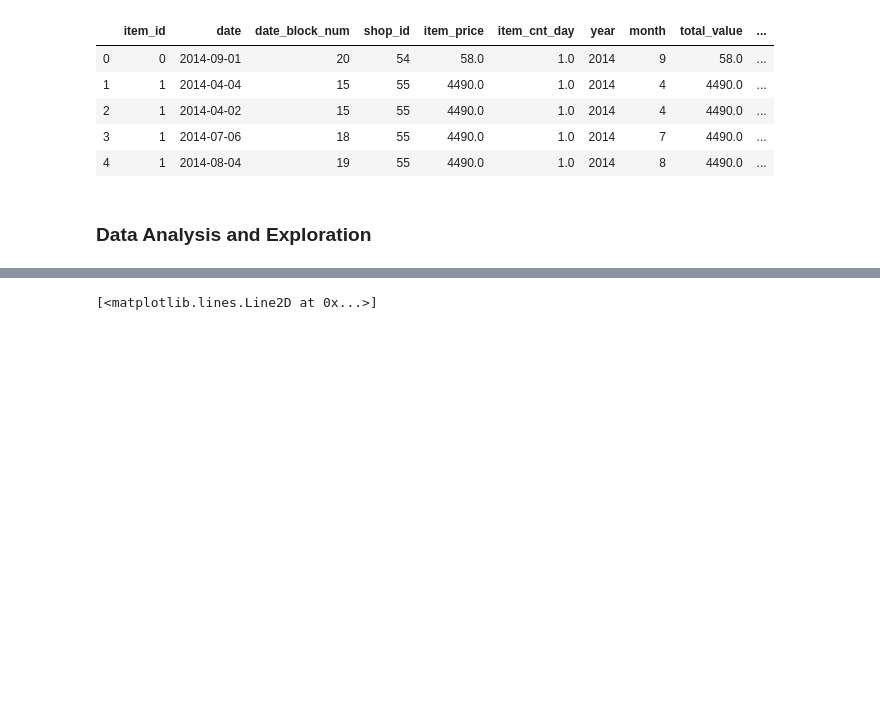
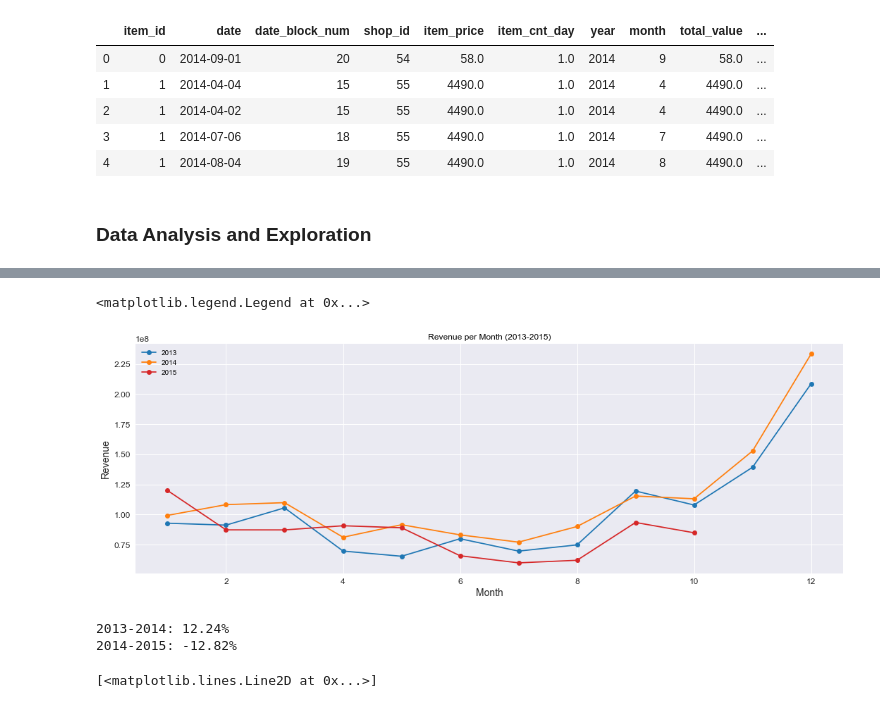
Before and after one commit to leandrocamara/future-sales-forecast, a Jupyter notebook: future-sales-forecast.ipynb, the cells around one changed output, grey strips where cells are left out. Drawn from its saved outputs; the diff is of its cells as text; code cells hidden in the pictures; blank space fills up the shorter version.

```diff
--- a/future-sales-forecast.ipynb
+++ b/future-sales-forecast.ipynb
@@ -118,3 +133,22 @@ for ax in axs.flat:
+# %%
+# Gráfico - Receita por Mês (2013-2015)
+fig, axs = plt.subplots(figsize=(18, 6))
+axs.set_xlabel('Month')
+axs.set_ylabel('Revenue')
+axs.set_title('Revenue per Month (2013-2015)')
+axs.plot(monthly_total_2013['total_value'], '-ok', color='tab:blue', label='2013')
+axs.plot(monthly_total_2014['total_value'], '-ok', color='tab:orange', label='2014')
+axs.plot(monthly_total_2015['total_value'], '-ok', color='tab:red', label='2015')
+plt.legend()
+# %% [output]
+<matplotlib.legend.Legend at 0x...>
+[figure, added]
+# %%
+# Retorna a diferença média da receita entre os anos, em porcentagens.
+diff_mean_percent_years('total_value')
+# %% [output]
+2013-2014: 12.24%
+2014-2015: -12.82%
 # %%
 total_sales = sales.groupby(['date_block_num'])['item_cnt_day', 'total_value'].sum()
 # %%
```
Also changed, not shown: parts of 7 cells of this notebook.
